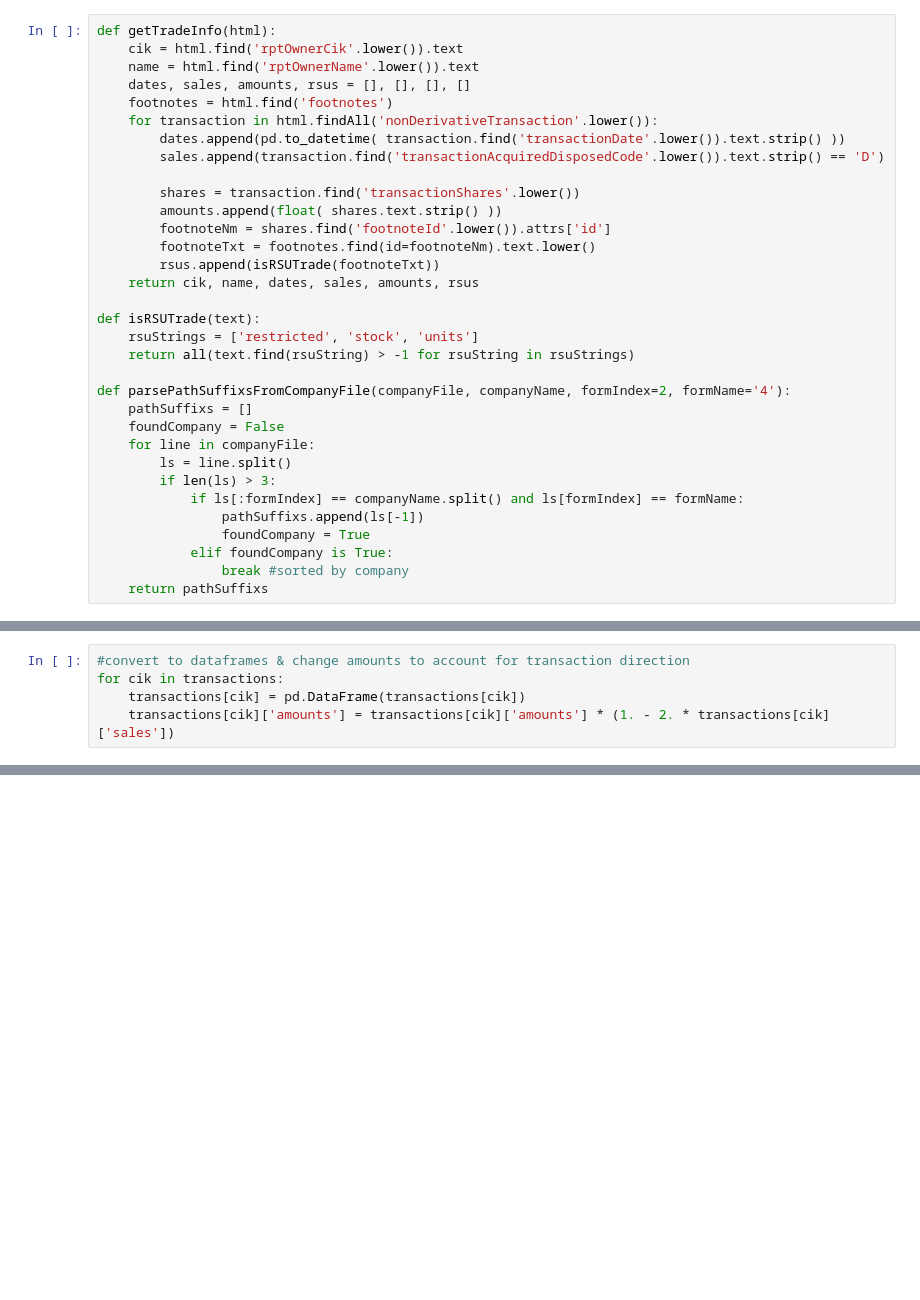
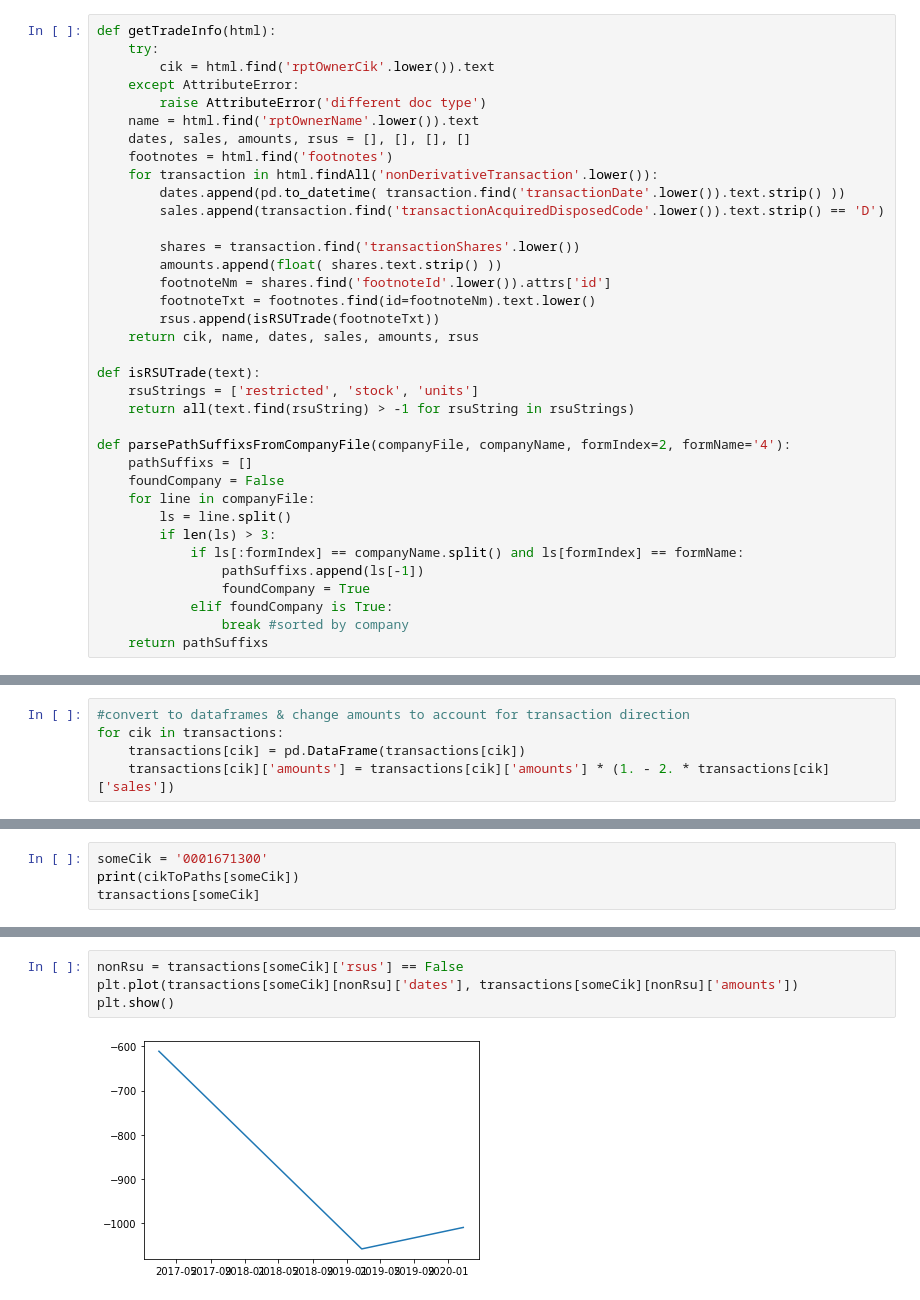
Before and after one commit to nludwig/stockPicker, a Jupyter notebook: 200401-loadDataFromLocalFiles.ipynb, the cells around one changed output, grey strips where cells are left out. Cells and saved outputs as stored; diff of their text form; blank space fills up the shorter version.

```diff
--- a/200401-loadDataFromLocalFiles.ipynb
+++ b/200401-loadDataFromLocalFiles.ipynb
@@ -8,6 +9,9 @@ from time import sleep
 # %%
 def getTradeInfo(html):
-    cik = html.find('rptOwnerCik'.lower()).text
+    try:
+        cik = html.find('rptOwnerCik'.lower()).text
+    except AttributeError:
+        raise AttributeError('different doc type')
     name = html.find('rptOwnerName'.lower()).text
     dates, sales, amounts, rsus = [], [], [], []
     footnotes = html.find('footnotes')
@@ -131,0 +118,4 @@ transactions['0001671300']
+# %%
+someCik = '0001671300'
+print(cikToPaths[someCik])
+transactions[someCik]
@@ -131,0 +141,6 @@ transactions['0001671300']
+# %%
+nonRsu = transactions[someCik]['rsus'] == False
+plt.plot(transactions[someCik][nonRsu]['dates'], transactions[someCik][nonRsu]['amounts'])
+plt.show()
+# %% [output]
+[figure, added]
```
Also changed, not shown: parts of 6 cells of this notebook, 1 other file.
